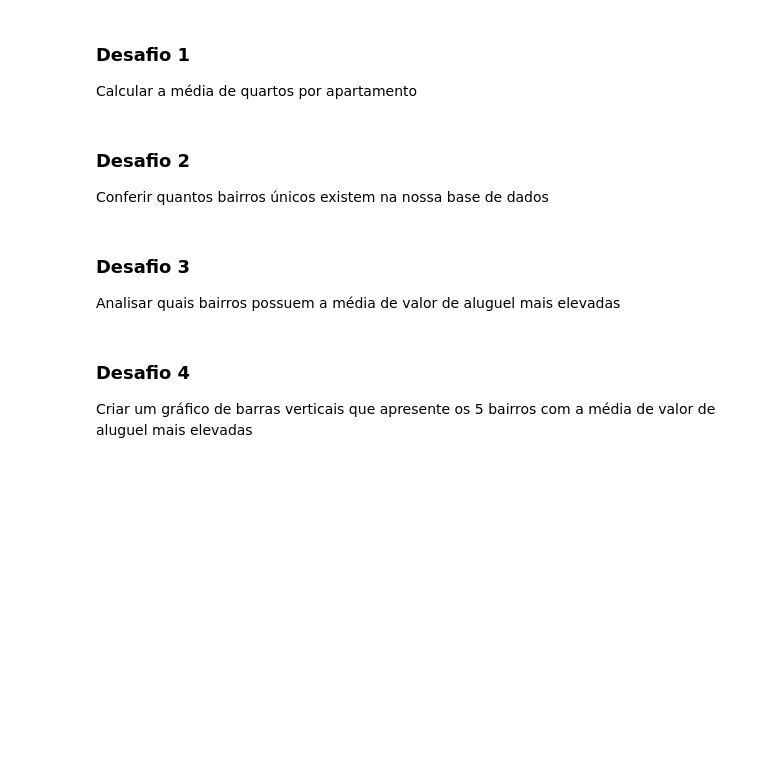
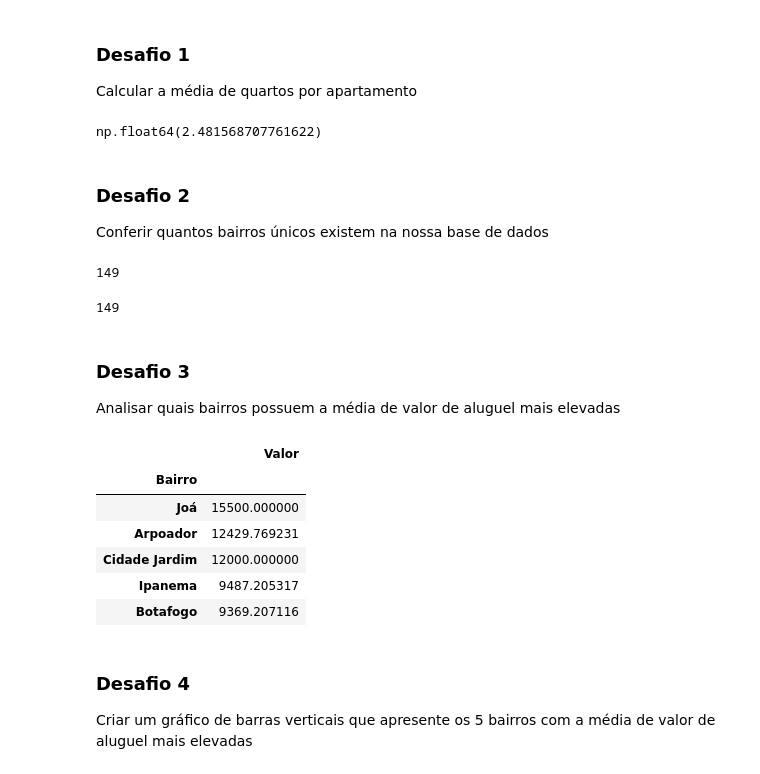
Before and after one commit to carlosvblessa/04-pandas-conhecendo, a Jupyter notebook: notebooks/desafios.ipynb, the cells around one changed output. Cells and saved outputs as stored; diff of their text form; code cells hidden in the pictures; blank space fills up the shorter version.

```diff
--- a/notebooks/desafios.ipynb
+++ b/notebooks/desafios.ipynb
@@ -164,12 +164,34 @@ df.head()
 # %% [markdown]
 ### Desafio 1
 Calcular a média de quartos por apartamento
+# %%
+df['Quartos'].mean()
+# %% [output]
+np.float64(2.481568707761622)
 # %% [markdown]
 ### Desafio 2
 Conferir quantos bairros únicos existem na nossa base de dados
+# %%
+df.Bairro.nunique()
+# %% [output]
+149
+# %%
+len(df.Bairro.unique())
+# %% [output]
+149
 # %% [markdown]
 ### Desafio 3
 Analisar quais bairros possuem a média de valor de aluguel mais elevadas
+# %%
+df.groupby('Bairro')[['Valor']].mean().sort_values('Valor', ascending = False).head()
+# %% [output]
+|  | Valor |
+| Bairro |  |
+| Joá | 15500.000000 |
+| Arpoador | 12429.769231 |
+| Cidade Jardim | 12000.000000 |
+| Ipanema | 9487.205317 |
+| Botafogo | 9369.207116 |
 # %% [markdown]
 ### Desafio 4
 Criar um gráfico de barras verticais que apresente os 5 bairros com a média de valor de aluguel mais elevadas
```
Also changed, not shown: parts of 1 cell of this notebook, 1 other file.
